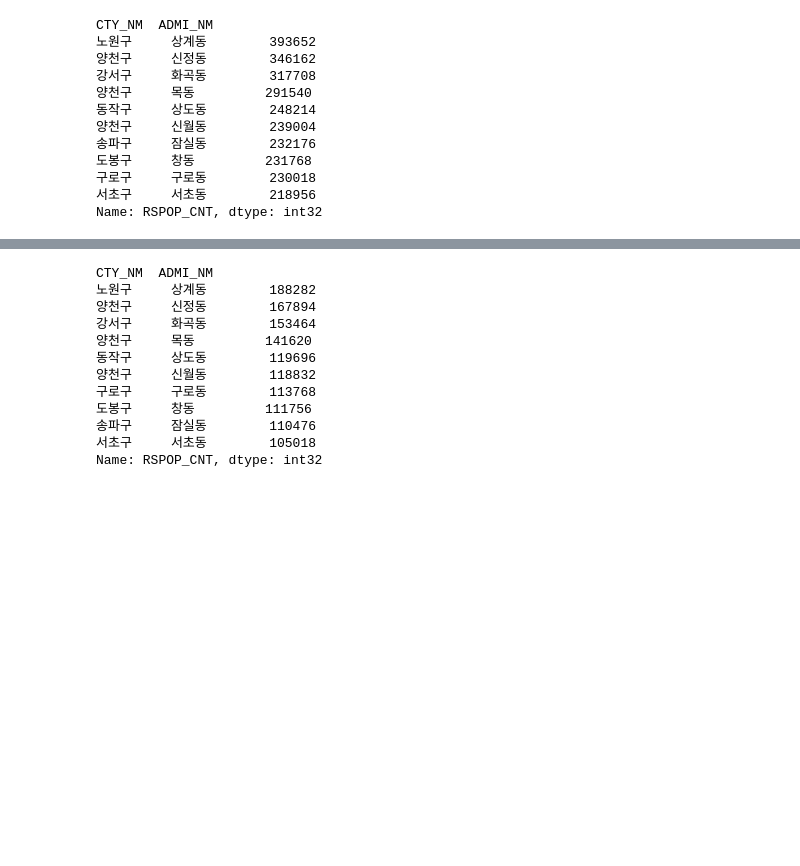
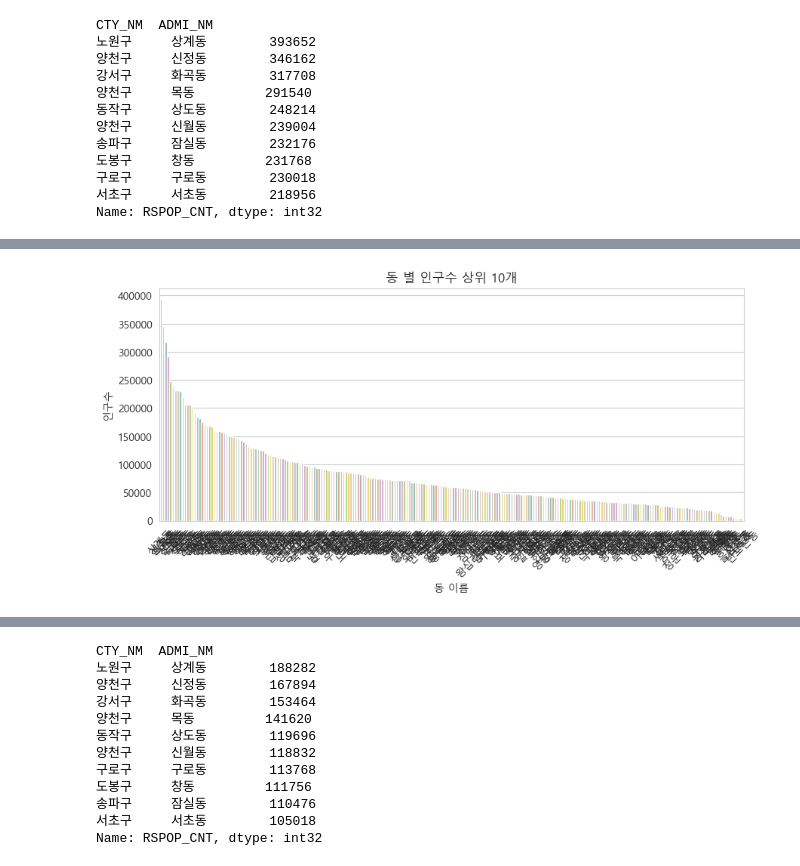
Before and after one commit to sesac-2023/cha_workspace, a Jupyter notebook: individual_tests/PJT_final_2023/preprocessing/people_by_region_EDA.ipynb, the cells around one changed output, grey strips where cells are left out. Cells and saved outputs as stored; diff of their text form; code cells hidden in the pictures; blank space fills up the shorter version.

```diff
--- a/individual_tests/PJT_final_2023/preprocessing/people_by_region_EDA.ipynb
+++ b/individual_tests/PJT_final_2023/preprocessing/people_by_region_EDA.ipynb
@@ -154,0 +207,4 @@ plot_bar(df.groupby(['ADMI_NM']).sum()['RSPOP_CNT'].sort_values(ascending=False)
+# %%
+plot_bar(df.groupby(['ADMI_NM']).sum()['RSPOP_CNT'].sort_values(ascending=False), '동 이름', '인구수', '동 별 인구수 상위 10개')
+# %% [output]
+[figure, added]
```
Also changed, not shown: parts of 24 cells of this notebook.
